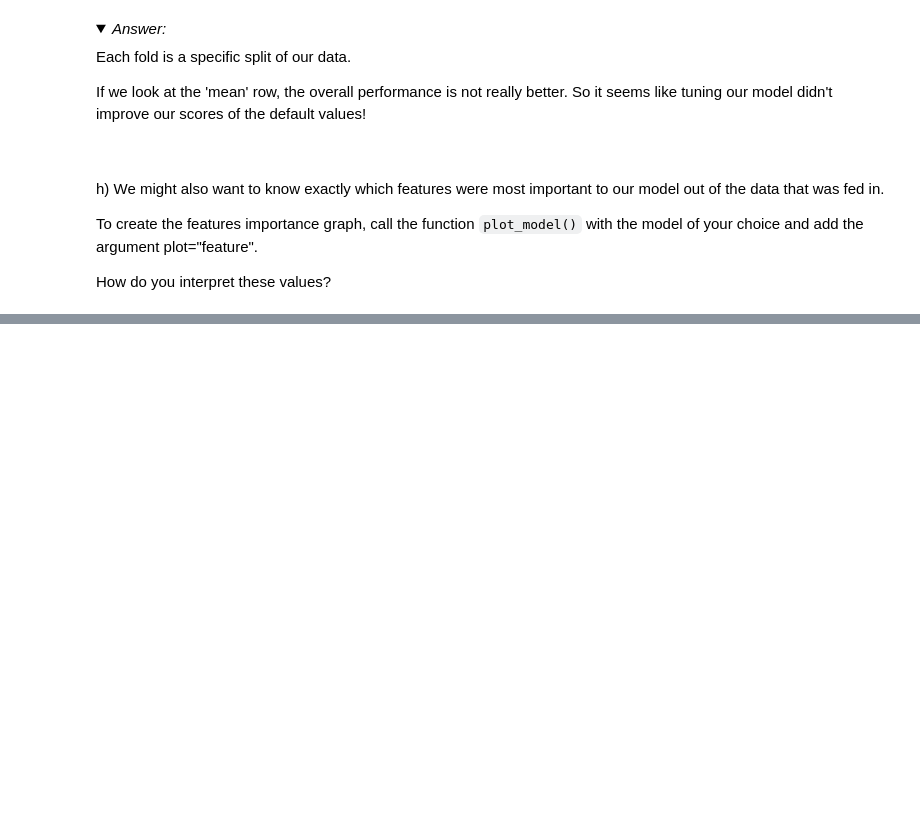
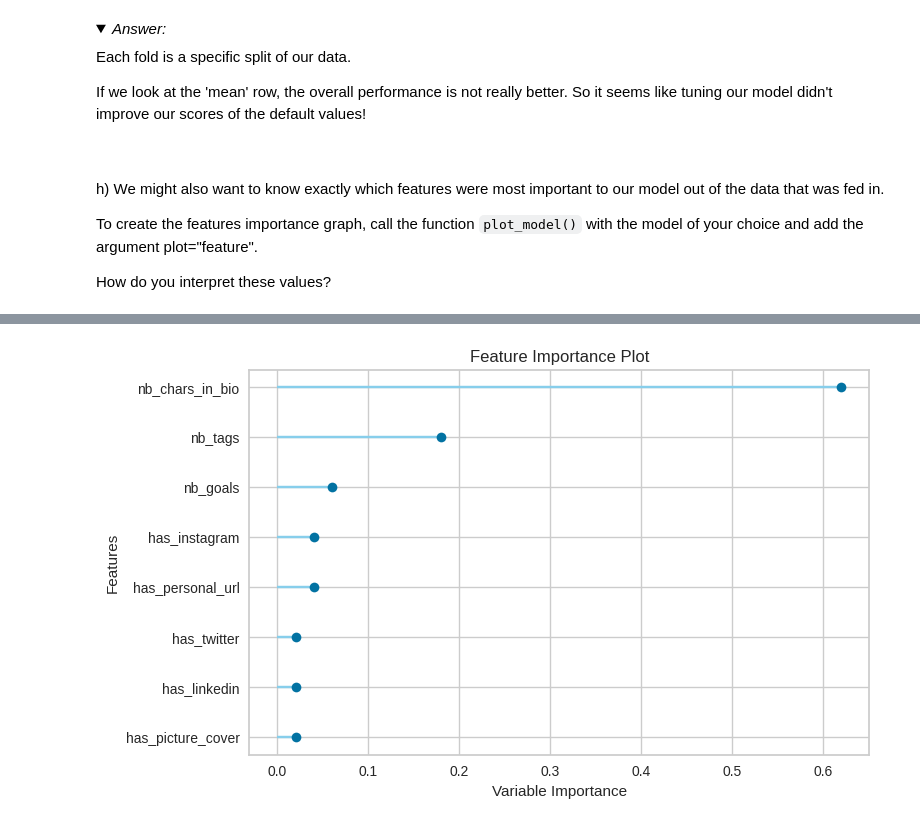
Before and after one commit to olamarujo/le_wagon-python, a Jupyter notebook: 08- Class/03- Trolls Detection/Trolls_detection - Challenge.ipynb, the cells around one changed output, grey strips where cells are left out. Saved outputs shown, nothing was run; the diff lists cells and outputs as text; code cells hidden in the pictures; folded sections open; blank space fills up the shorter version.

```diff
--- a/08- Class/03- Trolls Detection/Trolls_detection - Challenge.ipynb
+++ b/08- Class/03- Trolls Detection/Trolls_detection - Challenge.ipynb
@@ -485,4 +519,5 @@ To create the features importance graph, call the function `plot_model()` with t
 
 How do you interpret these values?
 # %%
-# your code here
+plot_model(best_model, plot='feature')
+# %% [output]
@@ -488,0 +525 @@ How do you interpret these values?
+[figure, added]
```
Also changed, not shown: parts of 10 cells of this notebook, 8 other files.
